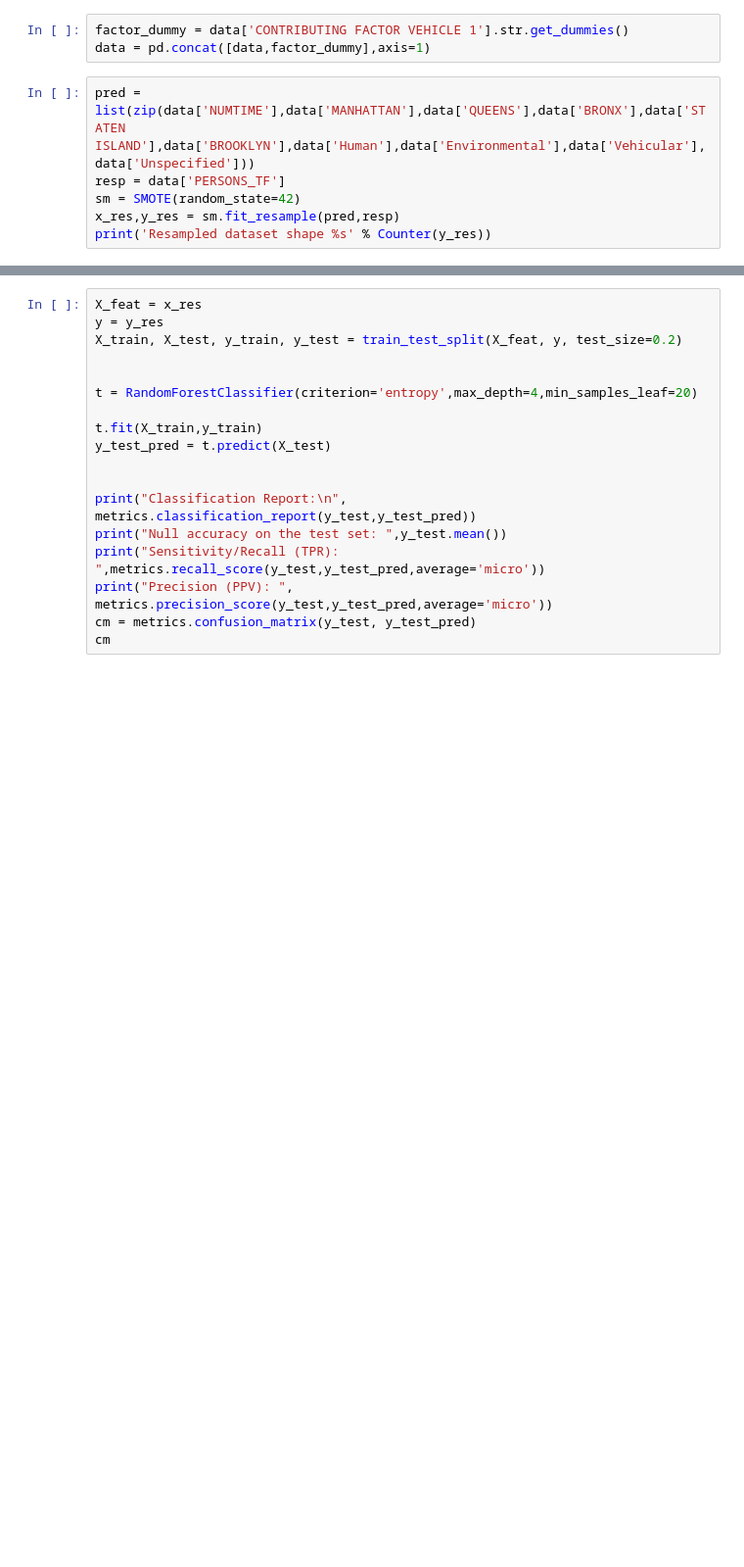
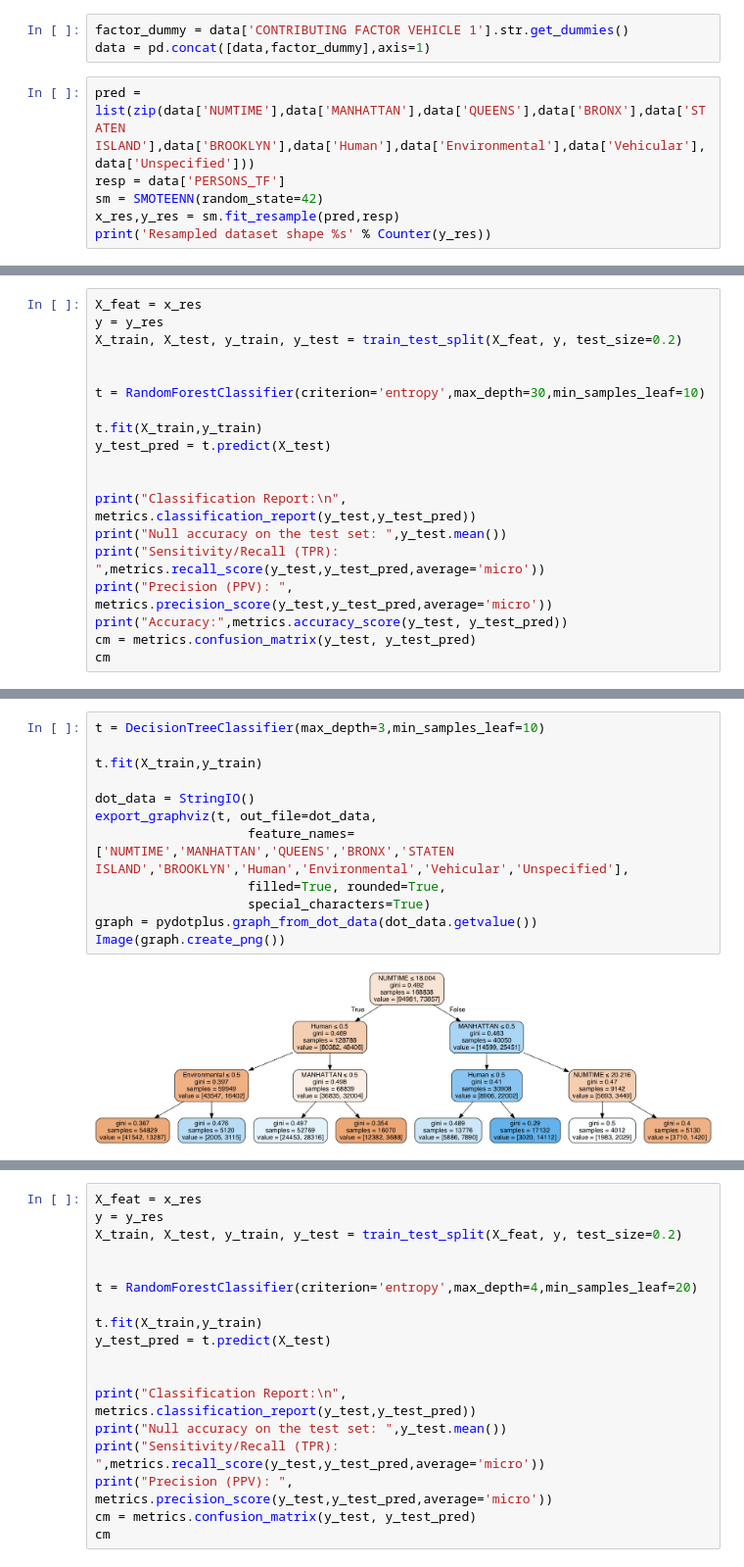
Before and after one commit to MrBLiu/InsightTeam2020, a Jupyter notebook: Ashwin/Submissions.ipynb, the cells around one changed output, grey strips where cells are left out. Shown at 98% size. Cells and saved outputs as stored; diff of their text form; blank space fills up the shorter version.

```diff
--- a/Ashwin/Submissions.ipynb
+++ b/Ashwin/Submissions.ipynb
@@ -79,7 +99,7 @@ data = pd.concat([data,factor_dummy],axis=1)
 # %%
 pred = list(zip(data['NUMTIME'],data['MANHATTAN'],data['QUEENS'],data['BRONX'],data['STATEN ISLAND'],data['BROOKLYN'],data['Human'],data['Environmental'],data['Vehicular'],data['Unspecified']))
 resp = data['PERSONS_TF']
-sm = SMOTE(random_state=42)
+sm = SMOTEENN(random_state=42)
 x_res,y_res = sm.fit_resample(pred,resp)
 print('Resampled dataset shape %s' % Counter(y_res))
 # %% [output]
@@ -86,0 +107,19 @@ Resampled dataset shape Counter({0: 529959, 1: 529959})
+# %%
+X_feat = x_res
+y = y_res
+X_train, X_test, y_train, y_test = train_test_split(X_feat, y, test_size=0.2)
+
+
+t = RandomForestClassifier(criterion='entropy',max_depth=30,min_samples_leaf=10)
+
+t.fit(X_train,y_train)
+y_test_pred = t.predict(X_test)
+
+
+print("Classification Report:\n", metrics.classification_report(y_test,y_test_pred))
+print("Null accuracy on the test set: ",y_test.mean())
+print("Sensitivity/Recall (TPR): ",metrics.recall_score(y_test,y_test_pred,average='micro'))
+print("Precision (PPV): ", metrics.precision_score(y_test,y_test_pred,average='micro'))
+print("Accuracy:",metrics.accuracy_score(y_test, y_test_pred))
+cm = metrics.confusion_matrix(y_test, y_test_pred)
+cm
@@ -86,0 +143,14 @@ Resampled dataset shape Counter({0: 529959, 1: 529959})
+# %%
+t = DecisionTreeClassifier(max_depth=3,min_samples_leaf=10)
+
+t.fit(X_train,y_train)
+
+dot_data = StringIO()
+export_graphviz(t, out_file=dot_data,
+                    feature_names=['NUMTIME','MANHATTAN','QUEENS','BRONX','STATEN ISLAND','BROOKLYN','Human','Environmental','Vehicular','Unspecified'],
+                    filled=True, rounded=True,
+                    special_characters=True)
+graph = pydotplus.graph_from_dot_data(dot_data.getvalue())
+Image(graph.create_png())
+# %% [output]
+[figure, added]
```
Also changed, not shown: parts of 14 cells of this notebook, 1 other file.
